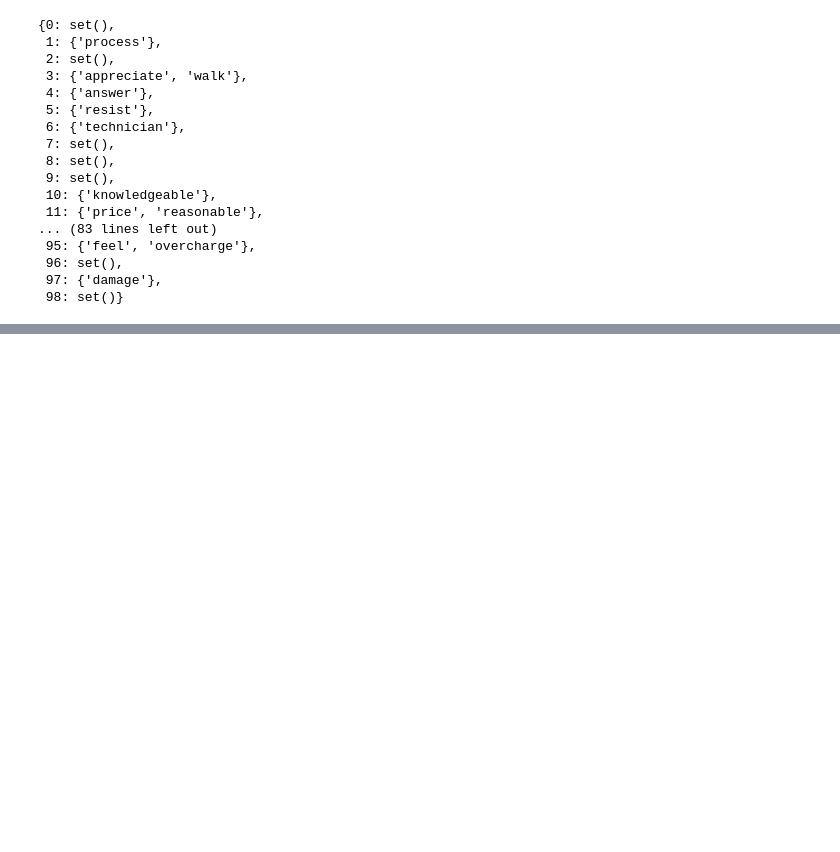
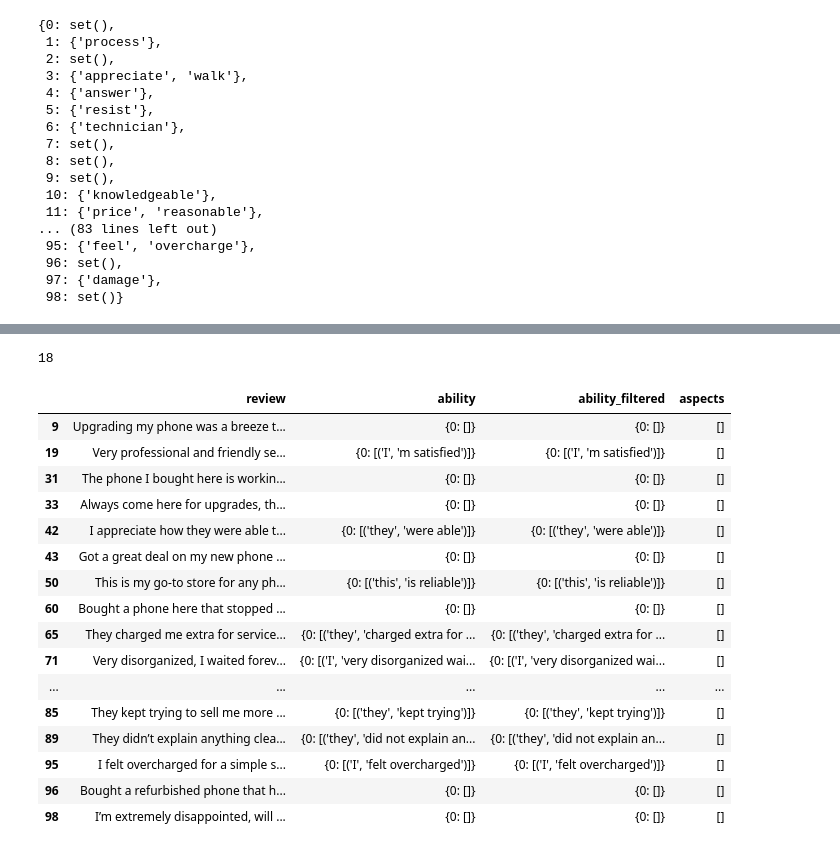
Before and after one commit to bahategar/aspect-based-sentiment-analysis-demo1, a Jupyter notebook: main.ipynb, the cells around one changed output, grey strips where cells are left out. Saved outputs shown, nothing was run; the diff lists cells and outputs as text; code cells hidden in the pictures; blank space fills up the shorter version.

```diff
--- a/main.ipynb
+++ b/main.ipynb
@@ -2175,0 +2205,13 @@ df.head()
+# %%
+import re
+
+# Function to check if a specific word exists in text
+def word_exists(word, text):
+    # Create the regex pattern with word boundaries
+    pattern = r'\b' + re.escape(word) + r'\b'
+
+    # Search for the word in the text
+    if re.search(pattern, text, re.IGNORECASE):
+        return True
+    else:
+        return False
@@ -2175,0 +2272,5 @@ df.head()
+# %%
+df['aspects'] = aspects
+
+print(df.info())
+df.head()
@@ -2175,0 +2296,25 @@ df.head()
+# %%
+# Custom handling aspect
+
+fail = df[df.apply(lambda x: len(x['aspects']) == 0, axis=1)]
+print(len(fail))
+fail
+# %% [output]
+18
+|  | review | ability | ability_filtered | aspects |
+| 9 | Upgrading my phone was a breeze t... | {0: []} | {0: []} | [] |
+| 19 | Very professional and friendly se... | {0: [('I', 'm satisfied')]} | {0: [('I', 'm satisfied')]} | [] |
+| 31 | The phone I bought here is workin... | {0: []} | {0: []} | [] |
+| 33 | Always come here for upgrades, th... | {0: []} | {0: []} | [] |
+| 42 | I appreciate how they were able t... | {0: [('they', 'were able')]} | {0: [('they', 'were able')]} | [] |
+| 43 | Got a great deal on my new phone ... | {0: []} | {0: []} | [] |
+| 50 | This is my go-to store for any ph... | {0: [('this', 'is reliable')]} | {0: [('this', 'is reliable')]} | [] |
+| 60 | Bought a phone here that stopped ... | {0: []} | {0: []} | [] |
+| 65 | They charged me extra for service... | {0: [('they', 'charged extra for ... | {0: [('they', 'charged extra for ... | [] |
+| 71 | Very disorganized, I waited forev... | {0: [('I', 'very disorganized wai... | {0: [('I', 'very disorganized wai... | [] |
+| ... | ... | ... | ... | ... |
+| 85 | They kept trying to sell me more ... | {0: [('they', 'kept trying')]} | {0: [('they', 'kept trying')]} | [] |
+| 89 | They didn’t explain anything clea... | {0: [('they', 'did not explain an... | {0: [('they', 'did not explain an... | [] |
+| 95 | I felt overcharged for a simple s... | {0: [('I', 'felt overcharged')]} | {0: [('I', 'felt overcharged')]} | [] |
+| 96 | Bought a refurbished phone that h... | {0: []} | {0: []} | [] |
+| 98 | I’m extremely disappointed, will ... | {0: []} | {0: []} | [] |
```
Also changed, not shown: parts of 13 cells of this notebook, 4 other files.
